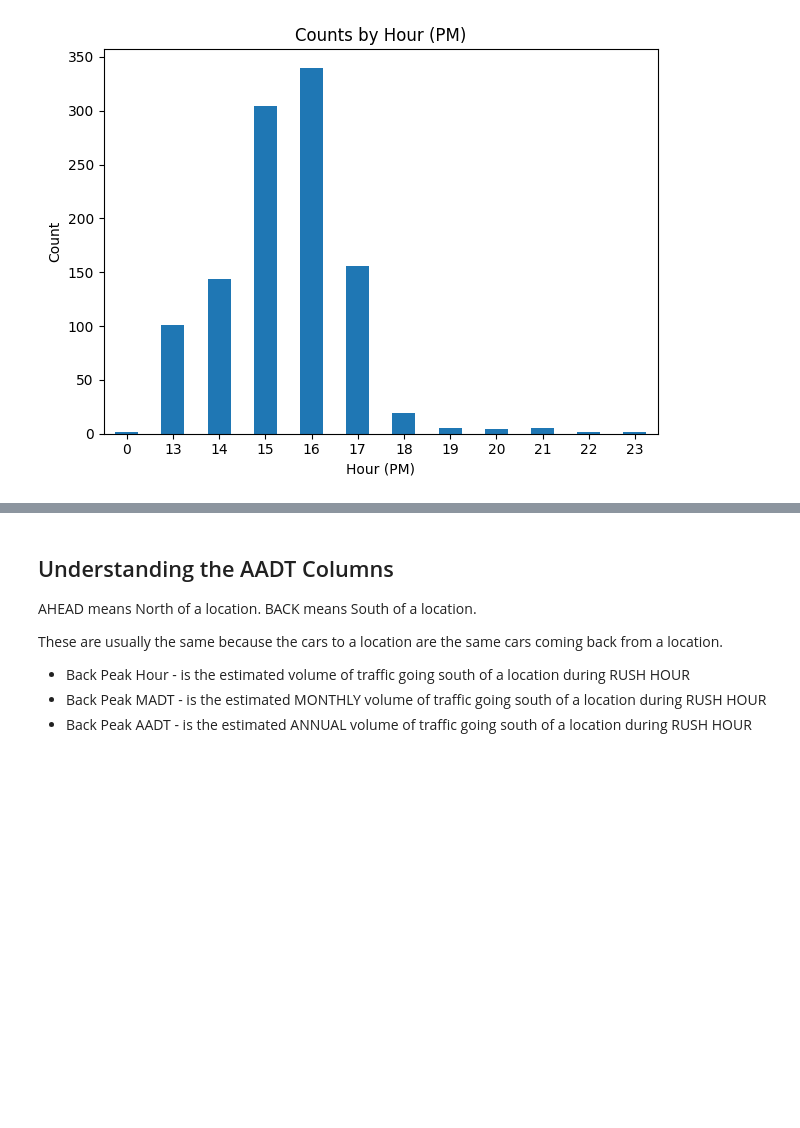
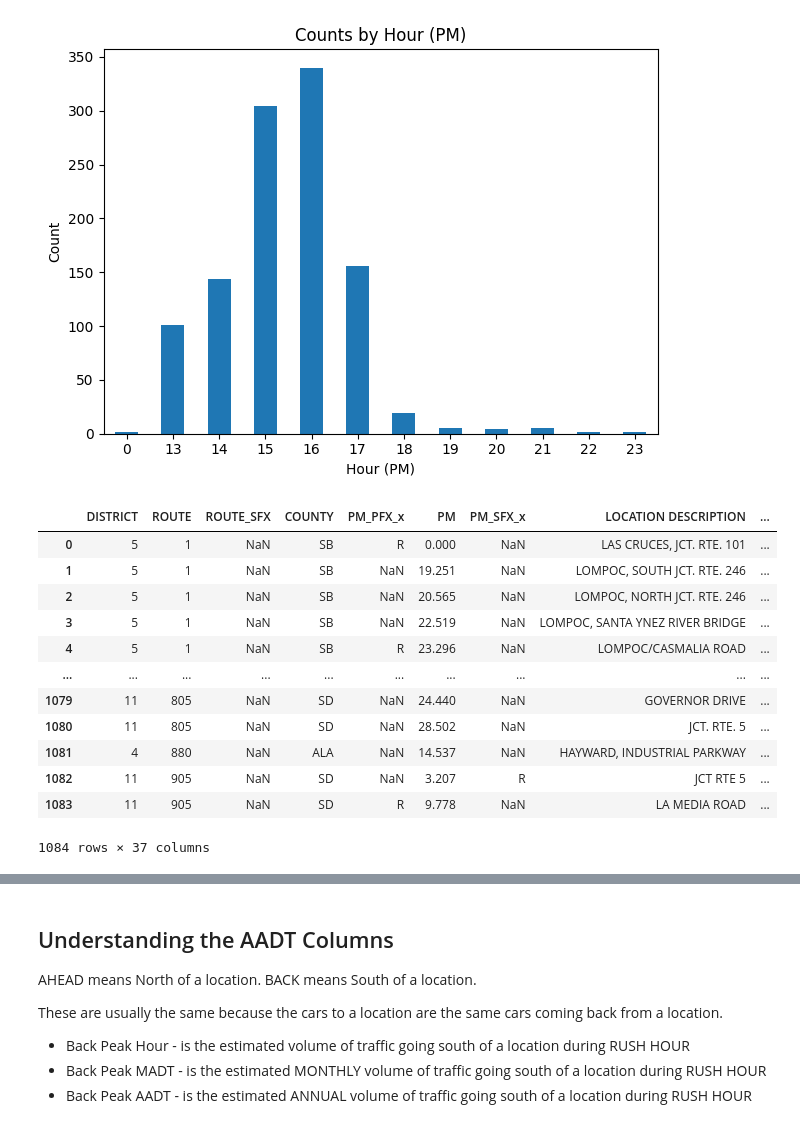
Before and after one commit to ryan-avancena/theta-svm-ryan, a Jupyter notebook: svm copy.ipynb, the cells around one changed output, grey strips where cells are left out. Drawn from its saved outputs; the diff is of its cells as text; code cells hidden in the pictures; blank space fills up the shorter version.

```diff
--- a/svm copy.ipynb
+++ b/svm copy.ipynb
@@ -82,3 +82,19 @@ merged_df.replace({'N': 0, 'S': 1, 'E': 2, 'W': 3}, inplace=True)
 # %%
 normalized_am_distribution = merged_df["AM_HOUR"].value_counts(normalize=True).to_dict()
 normalized_pm_distribution = merged_df["PM_HOUR"].value_counts(normalize=True).to_dict()
+# %%
+merged_df
+# %% [output]
+|  | DISTRICT | ROUTE | ROUTE_SFX | COUNTY | PM_PFX_x | PM | PM_SFX_x | LOCATION DESCRIPTION | ... |
+| 0 | 5 | 1 | NaN | SB | R | 0.000 | NaN | LAS CRUCES, JCT. RTE. 101 | ... |
+| 1 | 5 | 1 | NaN | SB | NaN | 19.251 | NaN | LOMPOC, SOUTH JCT. RTE. 246 | ... |
+| 2 | 5 | 1 | NaN | SB | NaN | 20.565 | NaN | LOMPOC, NORTH JCT. RTE. 246 | ... |
+| 3 | 5 | 1 | NaN | SB | NaN | 22.519 | NaN | LOMPOC, SANTA YNEZ RIVER BRIDGE | ... |
+| 4 | 5 | 1 | NaN | SB | R | 23.296 | NaN | LOMPOC/CASMALIA ROAD | ... |
+| ... | ... | ... | ... | ... | ... | ... | ... | ... | ... |
+| 1079 | 11 | 805 | NaN | SD | NaN | 24.440 | NaN | GOVERNOR DRIVE | ... |
+| 1080 | 11 | 805 | NaN | SD | NaN | 28.502 | NaN | JCT. RTE. 5 | ... |
+| 1081 | 4 | 880 | NaN | ALA | NaN | 14.537 | NaN | HAYWARD, INDUSTRIAL PARKWAY | ... |
+| 1082 | 11 | 905 | NaN | SD | NaN | 3.207 | R | JCT RTE 5 | ... |
+| 1083 | 11 | 905 | NaN | SD | R | 9.778 | NaN | LA MEDIA ROAD | ... |
+1084 rows × 37 columns
```
Also changed, not shown: parts of 8 cells of this notebook.
